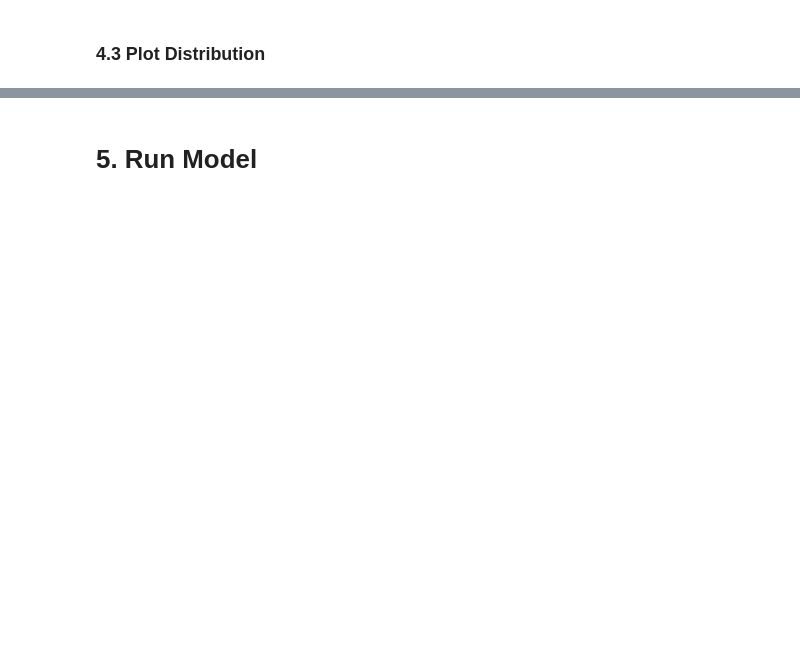
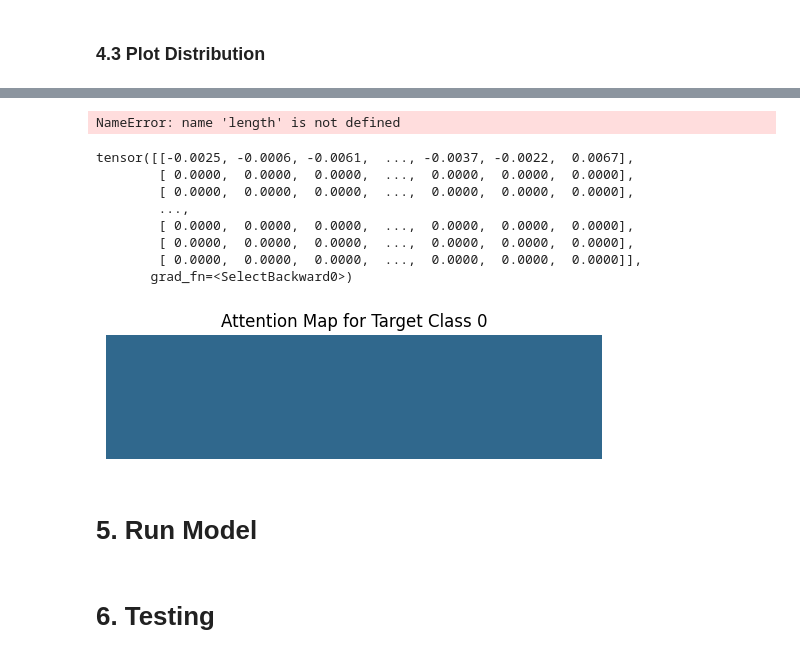
Before and after one commit to mgzzl/vision-transformer-for-image-quality-perception-of-individual-observers, a Jupyter notebook: ViT-IQA.ipynb, the cells around one changed output, grey strips where cells are left out. Drawn from its saved outputs; the diff is of its cells as text; code cells hidden in the pictures; blank space fills up the shorter version.

```diff
--- a/ViT-IQA.ipynb
+++ b/ViT-IQA.ipynb
@@ -329,0 +496,2 @@ print(class_counts)
+# %%
+image_path = "./assets/Test/TestImg/802ILSVRC2013_train_00013401.JPEG_I2_Q15.jpeg"
@@ -330,2 +518,78 @@ print(class_counts)
+# %%
+import torch
+from captum.attr import LayerConductance
+from PIL import Image
+
+# Load your trained ViT model
+model = ViT(
+    image_size=image_size,
+    patch_size=patch_size,
+    num_classes=num_classes,
+    dim=dim,
+    depth=depth,
+    heads=heads,
+    mlp_dim=mlp_dim,
+    emb_dropout=emb_dropout
+)
+model.load_state_dict(torch.load(weights_path))
+
+# Load a sample image tensor (single image)
+image = Image.open(image_path)
+image_tensor = transform(image).unsqueeze(0)
+
+# Set the model to evaluation mode
+model.eval()
+
+# Calculate the attention maps using LayerConductance
+# Choose a layer to visualize (e.g., the last layer or a specific layer)
+# layer = model.transformer.encoder[-1].norm2
+layer = model.transformer.layers[-1][-1].norm
+
+# Instantiate the LayerConductance
+layer_cond = LayerConductance(model, layer)
+
+# Compute attention maps for the image
+attributions = []
+for i in range(0,4):
+    attributions.append(layer_cond.attribute(image_tensor, target=i))  # Modify the target class index
+
+# You can modify this code to visualize the attention maps for different layers and images
+# plt.figure(figsize=(10, 10))
+# for i in range(attributions.shape[1]):
+#     plt.subplot(4, 4, i + 1)
+#     plt.imshow(attributions[0, i].detach().cpu().numpy(), cmap='viridis')
+#     plt.axis('off')
+#     plt.title(f'Attention Map {i}')
+# plt.tight_layout()
+# plt.show()
+# %% [output]
+NameError: name 'length' is not defined
+# %%
+print(attributions[0][0])
+import numpy as np
+
+# Assuming attributions[0] is the attention map for the first target class
+attention_map = attributions[0][0].detach().cpu().numpy()
+
+# Normalize the attention map to range [0, 1]
+attention_map = (attention_map - attention_map.min()) / (attention_map.max() - attention_map.min() + 1e-6)
+
+# Visualize the attention map
+plt.imshow(attention_map, cmap='viridis', vmin=0, vmax=1)
+plt.axis('off')
+plt.title('Attention Map for Target Class 0')
+plt.show()
+# %% [output]
+tensor([[-0.0025, -0.0006, -0.0061,  ..., -0.0037, -0.0022,  0.0067],
+        [ 0.0000,  0.0000,  0.0000,  ...,  0.0000,  0.0000,  0.0000],
+        [ 0.0000,  0.0000,  0.0000,  ...,  0.0000,  0.0000,  0.0000],
+        ...,
+        [ 0.0000,  0.0000,  0.0000,  ...,  0.0000,  0.0000,  0.0000],
+        [ 0.0000,  0.0000,  0.0000,  ...,  0.0000,  0.0000,  0.0000],
+        [ 0.0000,  0.0000,  0.0000,  ...,  0.0000,  0.0000,  0.0000]],
+       grad_fn=<SelectBackward0>)
+[figure, added]
 # %% [markdown]
 # 5. Run Model
+# %% [markdown]
+# 6. Testing
```
Also changed, not shown: parts of 28 cells of this notebook.
